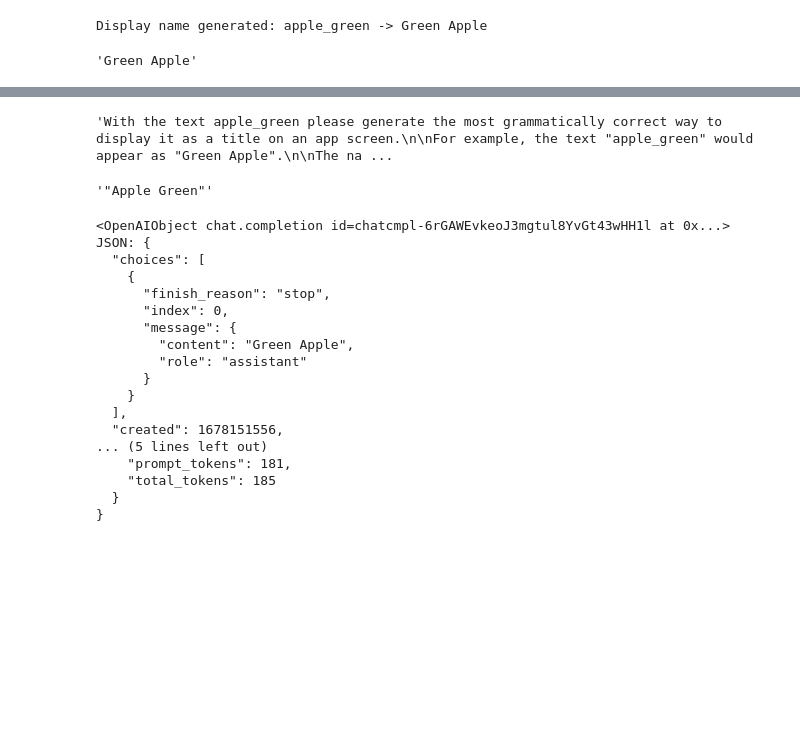
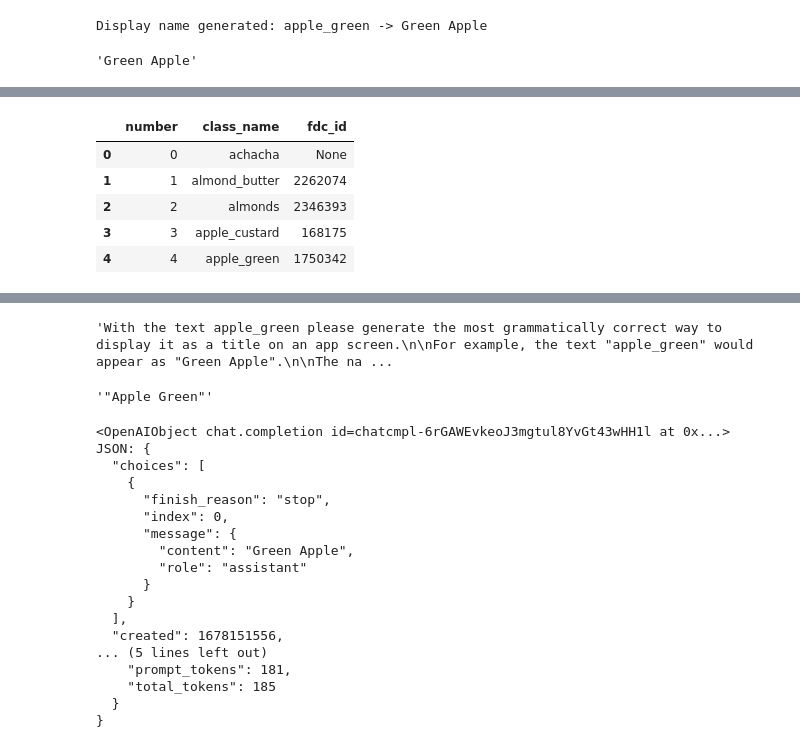
Before and after one commit to mrdbourke/nutrify, a Jupyter notebook: foodvision/notebooks/02_generate_food_class_metadata_json.ipynb, the cells around one changed output, grey strips where cells are left out. Drawn from its saved outputs; the diff is of its cells as text; code cells hidden in the pictures; blank space fills up the shorter version.

```diff
--- a/foodvision/notebooks/02_generate_food_class_metadata_json.ipynb
+++ b/foodvision/notebooks/02_generate_food_class_metadata_json.ipynb
@@ -298,0 +311,25 @@ with open("food_class_metadata_dicts.json", "w") as f:
+# %%
+# Get the map from nutrify_name to FDC ID
+import gspread
+import pandas as pd
+
+# Open the sheet with Google Sheets
+gc = gspread.oauth()
+
+# See the link here: https://docs.google.com/spreadsheets/d/1fgNtqfuaBSbPBPQfyzYAmRb1UUHdsRphoAqXHfP-dD0/edit?usp=sharing
+sheet = gc.open("nutrify-name-to-fdc-id")
+worksheet = sheet.sheet1
+rows = worksheet.get_all_records()
+
+nutrify_to_fdcid = pd.DataFrame(rows)
+
+# Replace all blank rows in fdc_id with NaN
+nutrify_to_fdcid['fdc_id'] = nutrify_to_fdcid['fdc_id'].replace('', None)
+nutrify_to_fdcid.head()
+# %% [output]
+|  | number | class_name | fdc_id |
+| 0 | 0 | achacha | None |
+| 1 | 1 | almond_butter | 2262074 |
+| 2 | 2 | almonds | 2346393 |
+| 3 | 3 | apple_custard | 168175 |
+| 4 | 4 | apple_green | 1750342 |
```
Also changed, not shown: parts of 19 cells of this notebook.
